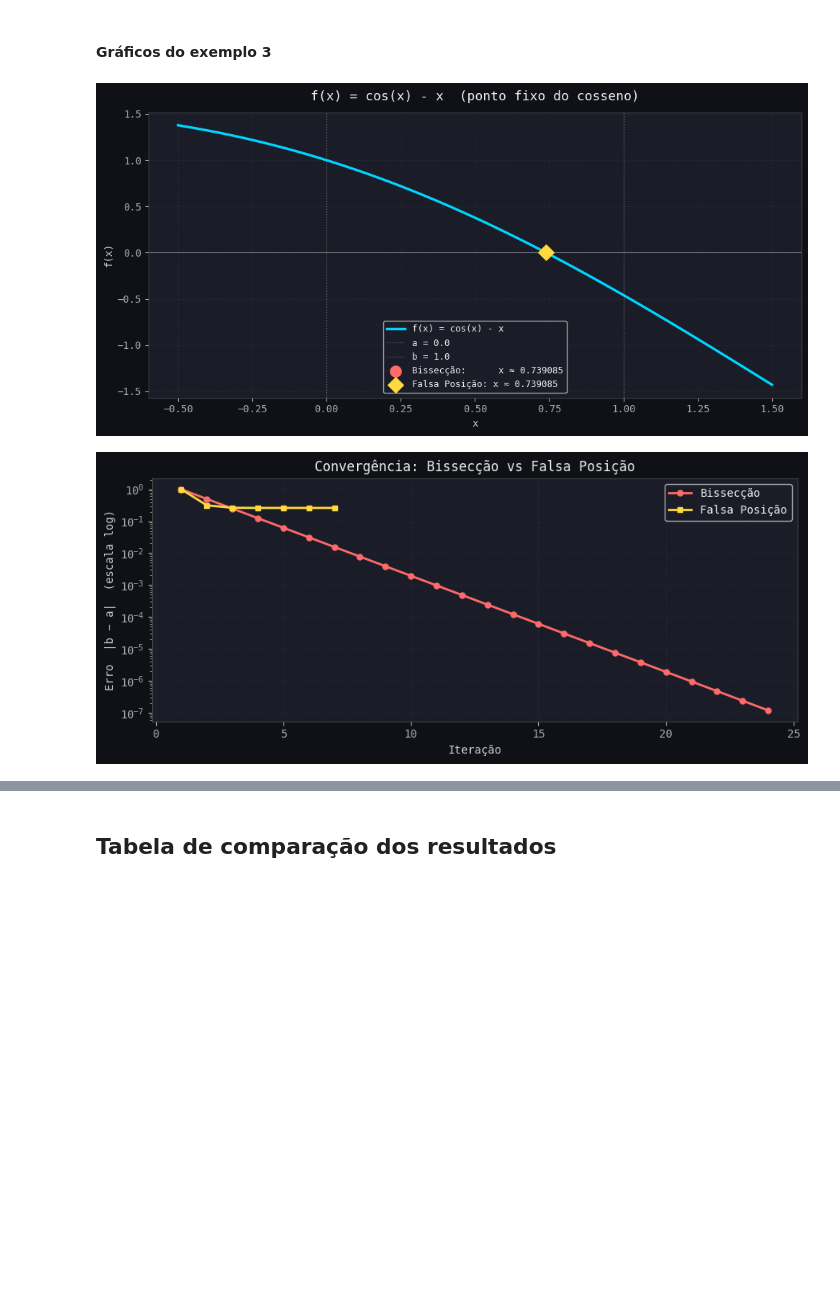
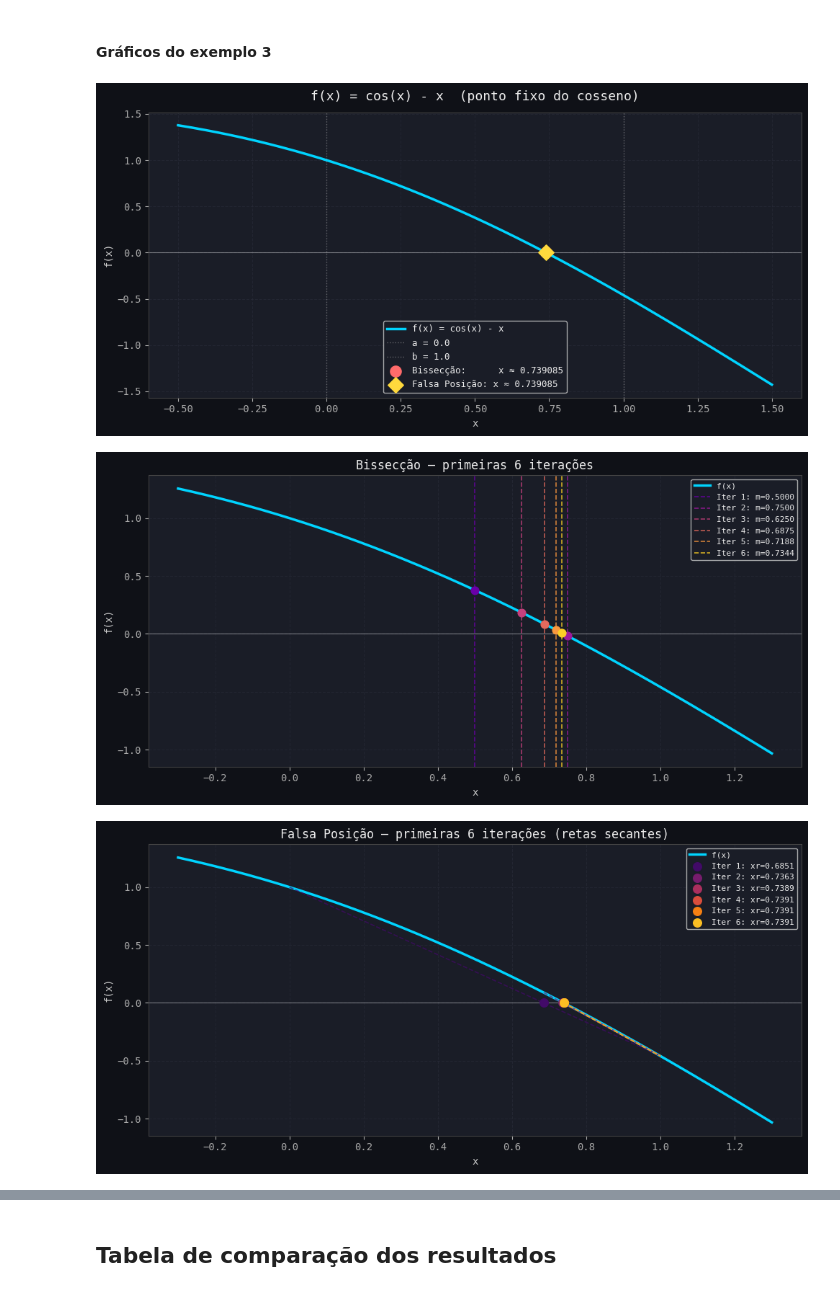
Before and after one commit to larissagondim/calculo_numerico_seminario, a Jupyter notebook: notebook/laura_numerico.ipynb, the cells around one changed output, grey strips where cells are left out. Saved outputs shown, nothing was run; the diff lists cells and outputs as text; code cells hidden in the pictures; blank space fills up the shorter version.

```diff
--- a/notebooks/laura_local.ipynb
+++ b/notebook/laura_numerico.ipynb
@@ -495,8 +499,11 @@ Raiz encontrada: x ≈ 0.73908513  |  f(x) ≈ 1.47e-09  |  Iterações: 7
 # %%
 plotar_funcao_e_raiz(f3, a3, b3, raiz_b3, raiz_fp3,
                      titulo="f(x) = cos(x) - x  (ponto fixo do cosseno)",
                      nome_funcao="f(x) = cos(x) - x")
+plotar_iteracoes_bisseccao(f3, hist_b3, a3, b3, n_mostrar=6)
+plotar_iteracoes_falsa_posicao(f3, hist_fp3, a3, b3, n_mostrar=6)
 plotar_convergencia(hist_b3, hist_fp3)
 # %% [output]
 [figure]
-[figure, old version]
+[figure, new version]
+[figure, added]
```
Also changed, not shown: parts of 16 cells of this notebook.
